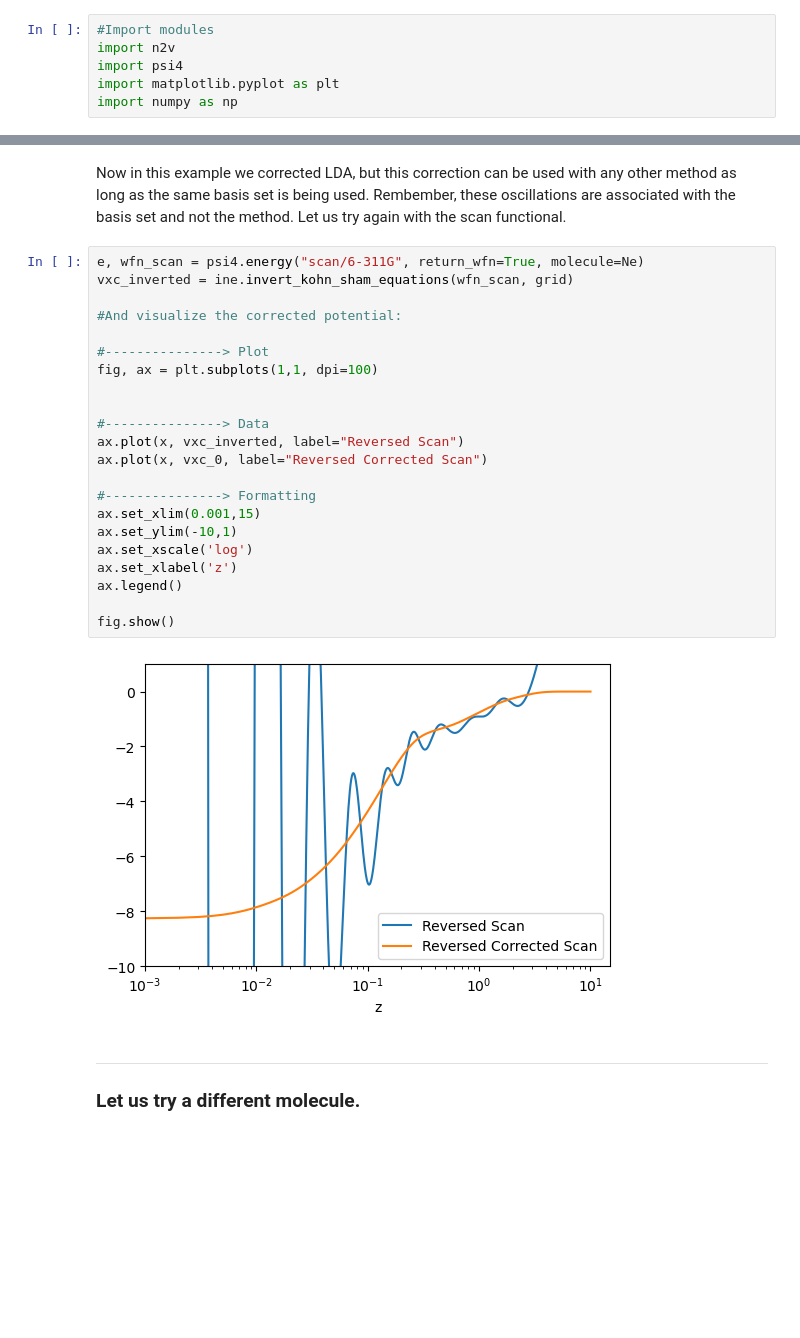
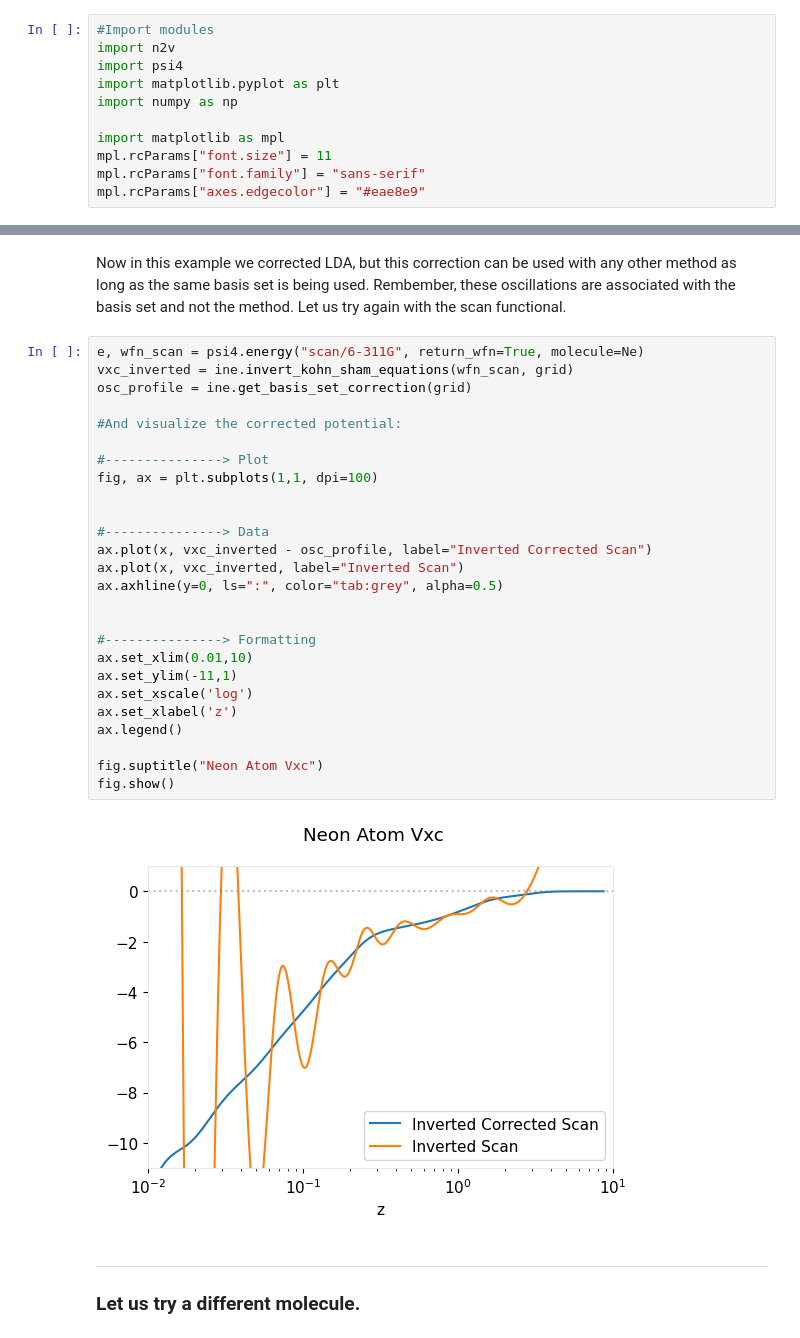
Before and after one commit to wasserman-group/n2v_examples, a Jupyter notebook: Grid/02_Removal_of_Basis_Set_Artifacts.ipynb, the cells around one changed output, grey strips where cells are left out. Saved outputs shown, nothing was run; the diff lists cells and outputs as text; blank space fills up the shorter version.

```diff
--- a/Grid/02_Removal_of_Basis_Set_Artifacts.ipynb
+++ b/Grid/02_Removal_of_Basis_Set_Artifacts.ipynb
@@ -27,6 +27,11 @@ import n2v
 import psi4
 import matplotlib.pyplot as plt
 import numpy as np
+
+import matplotlib as mpl
+mpl.rcParams["font.size"] = 11
+mpl.rcParams["font.family"] = "sans-serif"
+mpl.rcParams["axes.edgecolor"] = "#eae8e9"
 # %%
 #Set options within Psi4.
 #Saving the jk object prevents n2v to build it again.
@@ -156,27 +167,31 @@ Now in this example we corrected LDA, but this correction can be used with any o
 # %%
 e, wfn_scan = psi4.energy("scan/6-311G", return_wfn=True, molecule=Ne)
 vxc_inverted = ine.invert_kohn_sham_equations(wfn_scan, grid)
+osc_profile = ine.get_basis_set_correction(grid)
 
 #And visualize the corrected potential:
 
 #---------------> Plot
 fig, ax = plt.subplots(1,1, dpi=100)
 
 
 #---------------> Data
-ax.plot(x, vxc_inverted, label="Reversed Scan")
-ax.plot(x, vxc_0, label="Reversed Corrected Scan")
+ax.plot(x, vxc_inverted - osc_profile, label="Inverted Corrected Scan")
+ax.plot(x, vxc_inverted, label="Inverted Scan")
+ax.axhline(y=0, ls=":", color="tab:grey", alpha=0.5)
+
 
 #---------------> Formatting
-ax.set_xlim(0.001,15)
-ax.set_ylim(-10,1)
+ax.set_xlim(0.01,10)
+ax.set_ylim(-11,1)
 ax.set_xscale('log')
 ax.set_xlabel('z')
 ax.legend()
 
+fig.suptitle("Neon Atom Vxc")
 fig.show()
 # %% [output]
-[figure, old version]
+[figure, new version]
 # %% [markdown]
 ---
 ### Let us try a different molecule.
```
Also changed, not shown: parts of 5 cells of this notebook.
